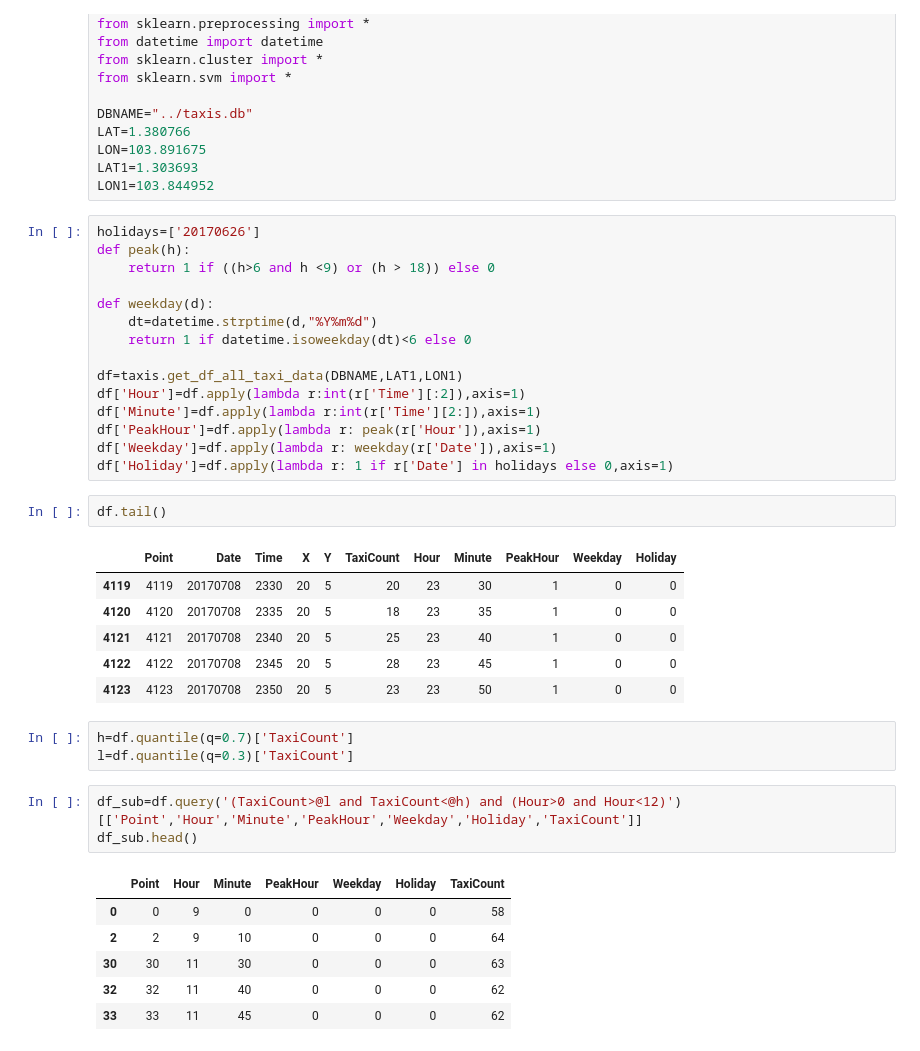
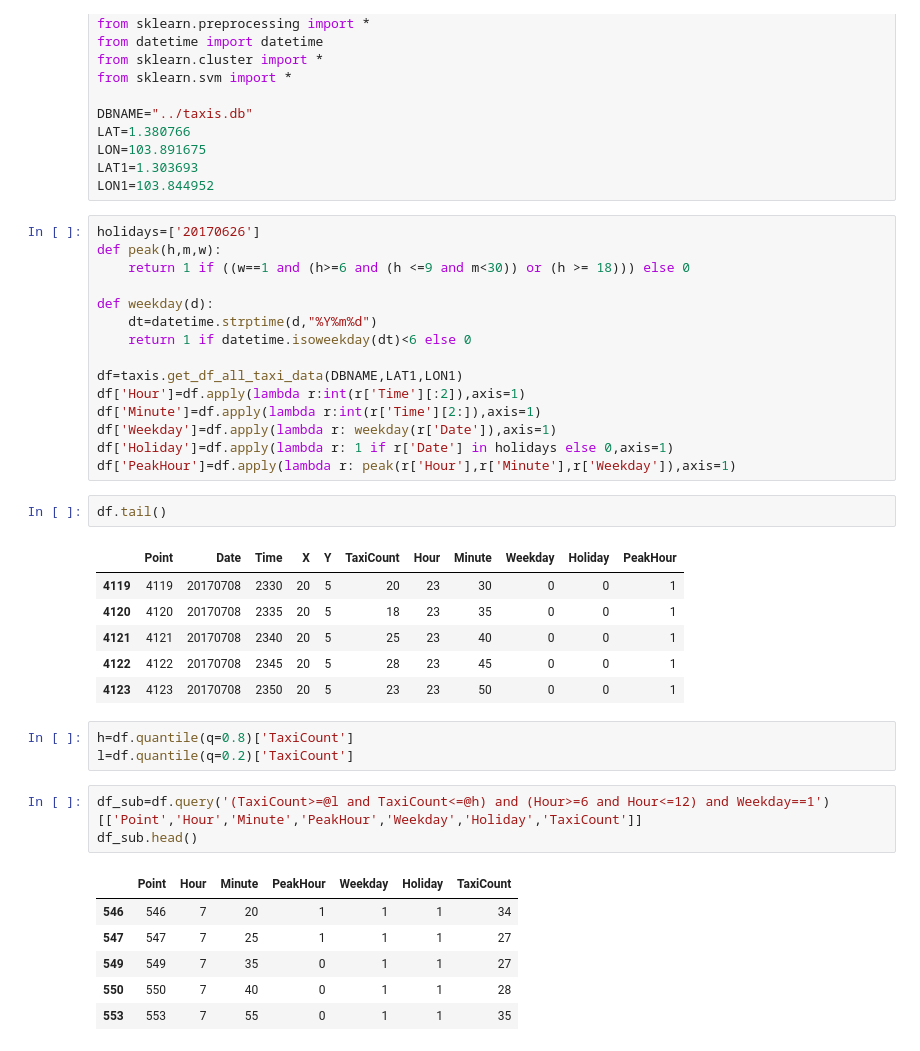
Before and after one commit to hari-allamraju/sg-taxidata, a Jupyter notebook: notebooks/Methodical study.ipynb, the cells around one changed output. Cells and saved outputs as stored; diff of their text form.

```diff
--- a/notebooks/Methodical study.ipynb
+++ b/notebooks/Methodical study.ipynb
@@ -23,8 +23,8 @@ LAT1=1.303693
 LON1=103.844952
 # %%
 holidays=['20170626']
-def peak(h):
-    return 1 if ((h>6 and h <9) or (h > 18)) else 0
+def peak(h,m,w):
+    return 1 if ((w==1 and (h>=6 and (h <=9 and m<30)) or (h >= 18))) else 0
 
 def weekday(d):
     dt=datetime.strptime(d,"%Y%m%d")
@@ -33,31 +33,31 @@ def weekday(d):
 df=taxis.get_df_all_taxi_data(DBNAME,LAT1,LON1)
 df['Hour']=df.apply(lambda r:int(r['Time'][:2]),axis=1)
 df['Minute']=df.apply(lambda r:int(r['Time'][2:]),axis=1)
-df['PeakHour']=df.apply(lambda r: peak(r['Hour']),axis=1)
 df['Weekday']=df.apply(lambda r: weekday(r['Date']),axis=1)
 df['Holiday']=df.apply(lambda r: 1 if r['Date'] in holidays else 0,axis=1)
+df['PeakHour']=df.apply(lambda r: peak(r['Hour'],r['Minute'],r['Weekday']),axis=1)
 # %%
 df.tail()
 # %% [output]
-|  | Point | Date | Time | X | Y | TaxiCount | Hour | Minute | PeakHour | Weekday | Holiday |
-| 4119 | 4119 | 20170708 | 2330 | 20 | 5 | 20 | 23 | 30 | 1 | 0 | 0 |
-| 4120 | 4120 | 20170708 | 2335 | 20 | 5 | 18 | 23 | 35 | 1 | 0 | 0 |
-| 4121 | 4121 | 20170708 | 2340 | 20 | 5 | 25 | 23 | 40 | 1 | 0 | 0 |
-| 4122 | 4122 | 20170708 | 2345 | 20 | 5 | 28 | 23 | 45 | 1 | 0 | 0 |
-| 4123 | 4123 | 20170708 | 2350 | 20 | 5 | 23 | 23 | 50 | 1 | 0 | 0 |
+|  | Point | Date | Time | X | Y | TaxiCount | Hour | Minute | Weekday | Holiday | PeakHour |
+| 4119 | 4119 | 20170708 | 2330 | 20 | 5 | 20 | 23 | 30 | 0 | 0 | 1 |
+| 4120 | 4120 | 20170708 | 2335 | 20 | 5 | 18 | 23 | 35 | 0 | 0 | 1 |
+| 4121 | 4121 | 20170708 | 2340 | 20 | 5 | 25 | 23 | 40 | 0 | 0 | 1 |
+| 4122 | 4122 | 20170708 | 2345 | 20 | 5 | 28 | 23 | 45 | 0 | 0 | 1 |
+| 4123 | 4123 | 20170708 | 2350 | 20 | 5 | 23 | 23 | 50 | 0 | 0 | 1 |
 # %%
-h=df.quantile(q=0.7)['TaxiCount']
-l=df.quantile(q=0.3)['TaxiCount']
+h=df.quantile(q=0.8)['TaxiCount']
+l=df.quantile(q=0.2)['TaxiCount']
 # %%
-df_sub=df.query('(TaxiCount>@l and TaxiCount<@h) and (Hour>0 and Hour<12)')[['Point','Hour','Minute','PeakHour','Weekday','Holiday','TaxiCount']]
+df_sub=df.query('(TaxiCount>=@l and TaxiCount<=@h) and (Hour>=6 and Hour<=12) and Weekday==1')[['Point','Hour','Minute','PeakHour','Weekday','Holiday','TaxiCount']]
 df_sub.head()
 # %% [output]
 |  | Point | Hour | Minute | PeakHour | Weekday | Holiday | TaxiCount |
-| 0 | 0 | 9 | 0 | 0 | 0 | 0 | 58 |
-| 2 | 2 | 9 | 10 | 0 | 0 | 0 | 64 |
-| 30 | 30 | 11 | 30 | 0 | 0 | 0 | 63 |
-| 32 | 32 | 11 | 40 | 0 | 0 | 0 | 62 |
-| 33 | 33 | 11 | 45 | 0 | 0 | 0 | 62 |
+| 546 | 546 | 7 | 20 | 1 | 1 | 1 | 34 |
+| 547 | 547 | 7 | 25 | 1 | 1 | 1 | 27 |
+| 549 | 549 | 7 | 35 | 0 | 1 | 1 | 27 |
+| 550 | 550 | 7 | 40 | 0 | 1 | 1 | 28 |
+| 553 | 553 | 7 | 55 | 0 | 1 | 1 | 35 |
 # %%
 df_sub.corr()
 # %% [output]
```
Also changed, not shown: parts of 4 cells of this notebook.
